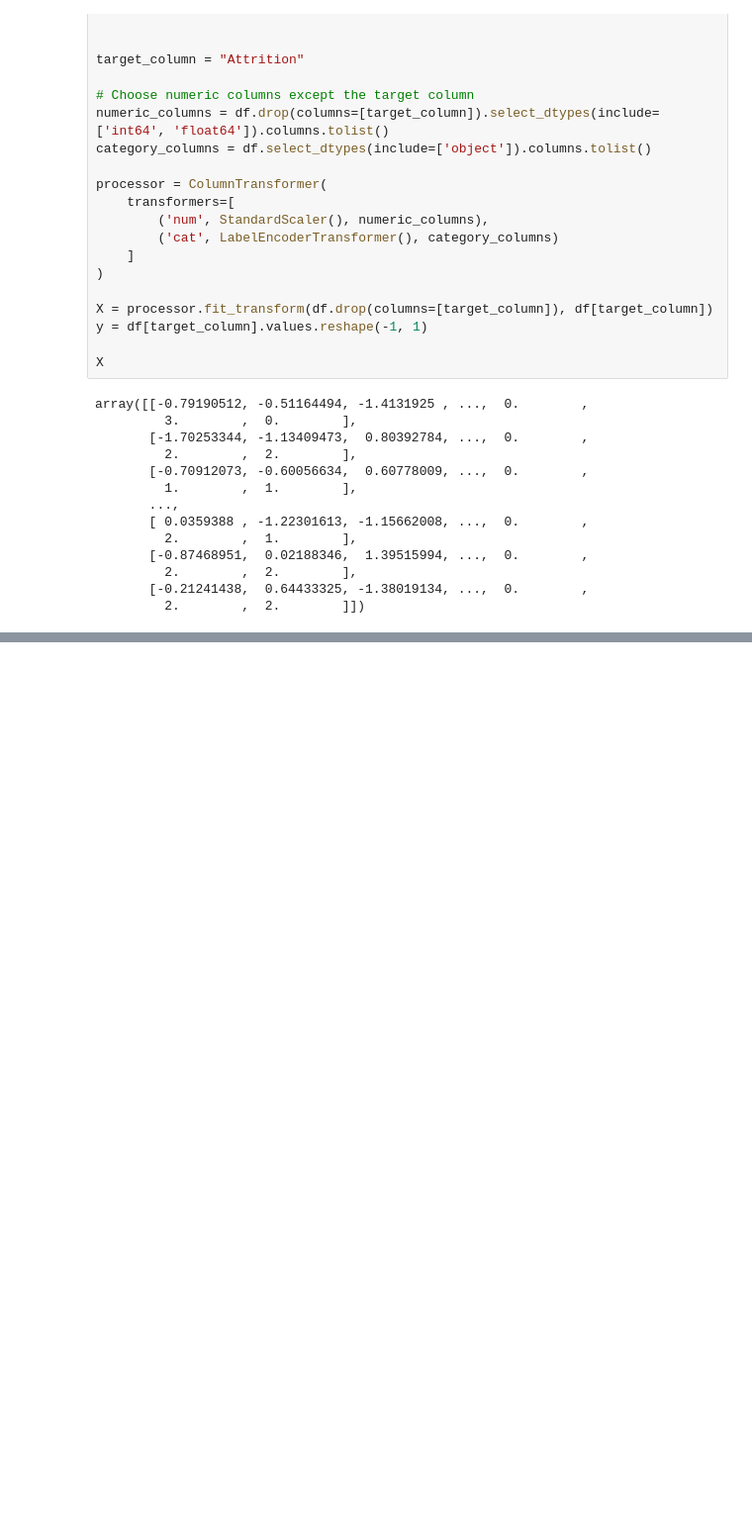
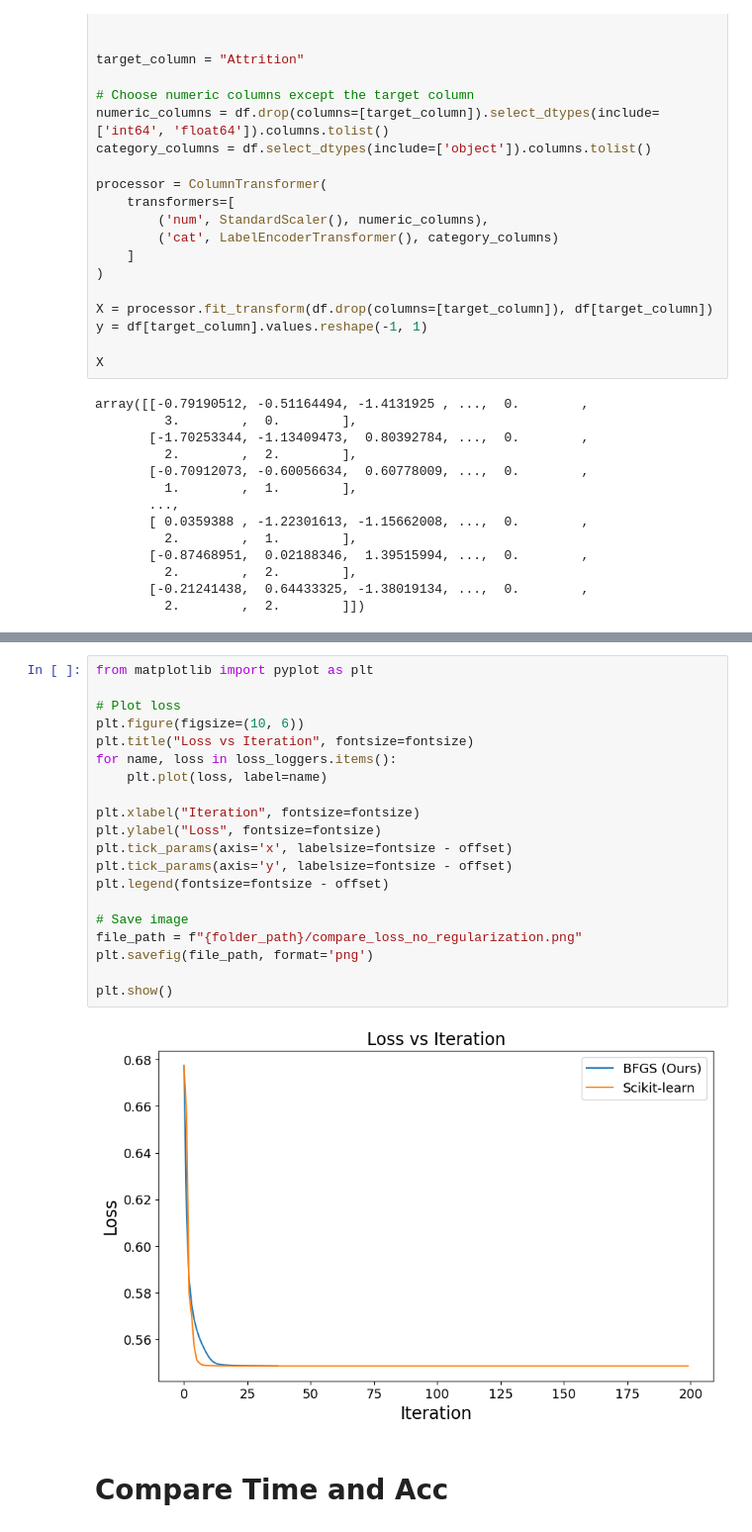
Before and after one commit to Bunrealbo/optimization-advange, a Jupyter notebook: nbs/Comparision.ipynb, the cells around one changed output, grey strips where cells are left out. Shown: that part at 99% size. Saved outputs shown, nothing was run; the diff lists cells and outputs as text; blank space fills up the shorter version.

```diff
--- a/nbs/Comparision.ipynb
+++ b/nbs/Comparision.ipynb
@@ -428,0 +295,24 @@ myLinkedList.head.val, myLinkedList.head.next
+# %%
+from matplotlib import pyplot as plt
+
+# Plot loss
+plt.figure(figsize=(10, 6))
+plt.title("Loss vs Iteration", fontsize=fontsize)
+for name, loss in loss_loggers.items():
+    plt.plot(loss, label=name)
+
+plt.xlabel("Iteration", fontsize=fontsize)
+plt.ylabel("Loss", fontsize=fontsize)
+plt.tick_params(axis='x', labelsize=fontsize - offset)
+plt.tick_params(axis='y', labelsize=fontsize - offset)
+plt.legend(fontsize=fontsize - offset)
+
+# Save image
+file_path = f"{folder_path}/compare_loss_no_regularization.png"
+plt.savefig(file_path, format='png')
+
+plt.show()
+# %% [output]
+[figure, added]
+# %% [markdown]
+# Compare Time and Acc
```
Also changed, not shown: parts of 21 cells of this notebook.
